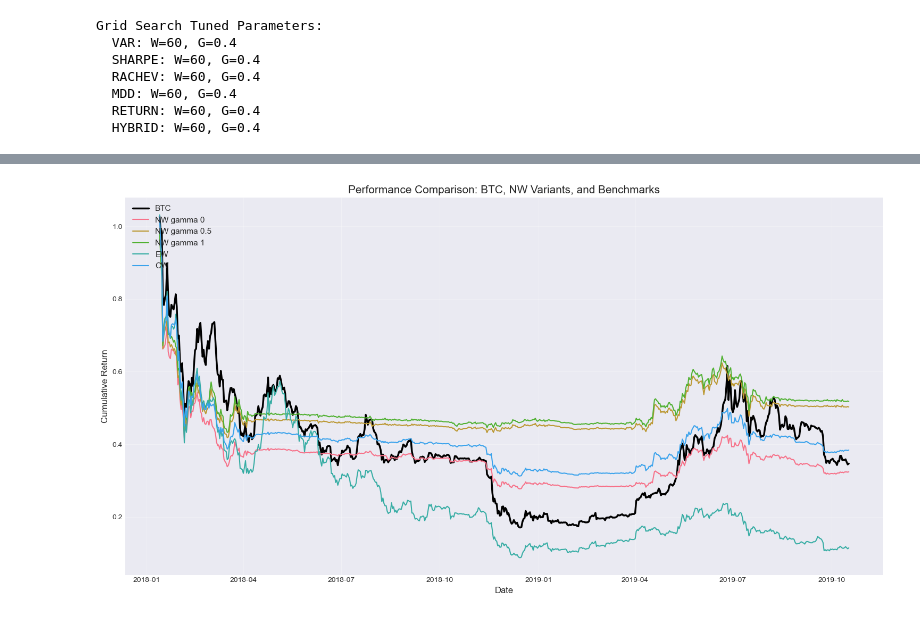
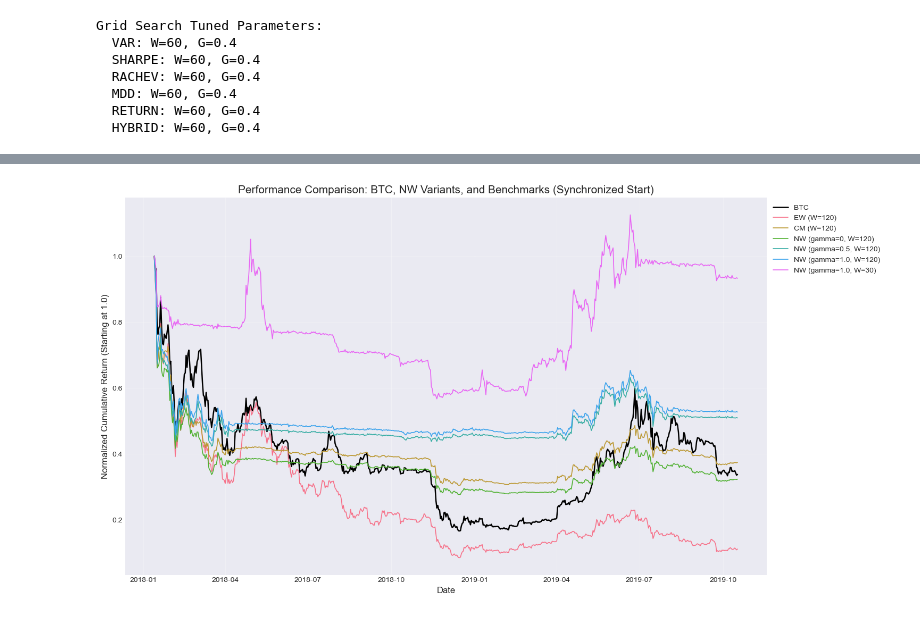
Before and after one commit to ragilrojo/ExperimentThesis, a Jupyter notebook: guidiciti_reexperiment/strategy_comparison_coba_toGrid2stage4Matriks_adv.ipynb, the cells around one changed output, grey strips where cells are left out. Cells and saved outputs as stored; diff of their text form; code cells hidden in the pictures.

Commit message:
Add Adaptive Network Markowitz strategy with dynamic gamma based on LR slope

```diff
--- a/guidiciti_reexperiment/strategy_comparison_coba_toGrid2stage4Matriks_adv.ipynb
+++ b/guidiciti_reexperiment/strategy_comparison_coba_toGrid2stage4Matriks_adv.ipynb
@@ -1373,0 +1329,10 @@ Parameter Optimal: Hybrid MIS-NW
+# %%
+results = {}
+
+print("Memulai proses backtesting...")
+for strat in strategies:
+    print(f"Running backtest for {strat.name}...")
+    res = backtest_strategy(strat, df_returns)
+    results[strat.name] = res
+
+print("Backtesting selesai!")
@@ -1845,55 +1829,75 @@ fig.savefig('horizontal_bar_comparison.png', dpi=300, bbox_inches='tight')
 # %%
 import pandas as pd
 import matplotlib.pyplot as plt
 import seaborn as sns
 
 # Set style
 plt.style.use('seaborn-v0_8-darkgrid')
 
 def plot_comparison_benchmarks(results, df_returns):
     if not results:
         print("No results found. Please run backtest first.")
         return
 
-    # 1. Calculate BTC benchmark
-    ref_key = next(iter(results.keys()))
-    common_dates = results[ref_key]['results_df']['date']
+    # 1. Identify strategies to plot (same logic as before, excluding Hybrid)
+    patterns = [
+        ('EW', 'EW'),
+        ('CM', 'CM'),
+        ('NW gamma 0', 'NW (gamma=0, W='),
+        ('NW gamma 0.5', 'NW (gamma=0.5, W='),
+        ('NW gamma 1 (W=120)', 'NW (gamma=1.0, W=120)'),
+        ('NW gamma 1 (W=30),', 'NW (gamma=1.0, W=30),'),
+        ('NW Adaptive', 'NW Adaptis (gamma=1, W=30)')
+    ]
 
-    btc_bh_rets = df_returns.loc[common_dates, 'BTC'] if 'BTC' in df_returns.columns else df_returns.iloc[:,0].loc[common_dates]
-    btc_bh_cum = (1 + btc_bh_rets).cumprod()
+    selected_strats = []
+    for label, pattern in patterns:
+        for actual_name in results.keys():
+            if pattern in actual_name:
+                selected_strats.append(actual_name)
+                break
 
-    # 2. Define plot subjects
-    # Mapping user labels to actual internal names in results{}
-    plot_subjects = [
-        ('BTC', btc_bh_cum, 'black', 2.5),
-        ('NW gamma 0', 'NW (gamma=0)', None, 1.5),
-        ('NW gamma 0.5', 'NW (gamma=0.5)', None, 1.5),
-        ('NW gamma 1', 'NW (gamma=1.0)', None, 1.5),
-        ('EW', 'EW', None, 1.5),
-        ('CW', 'CM', None, 1.5) # Assuming CM is the Classical/Market benchmark used as CW
-    ]
+    if not selected_strats:
+        print("No matching strategies found.")
+        return
+
+    # 2. Find common start date (the latest start date across all selected strategies)
+    start_dates = [results[s]['results_df']['date'].min() for s in selected_strats]
+    common_start_date = max(start_dates)
 
     plt.figure(figsize=(15, 8))
 
-    for label, target, color, lw in plot_subjects:
-        if isinstance(target, str):
-            if target in results:
-                df = results[target]['results_df']
-                plt.plot(df['date'], df['cumulative_return'], label=label, linewidth=lw)
-            else:
-                print(f"Warning: {target} not found in results.")
-        else:
-            # It is a direct series like BTC
-            plt.plot(common_dates, target, label=label, color=color, linewidth=lw)
+    # 3. Plot BTC (Normalized to common start date)
+    ref_df = results[selected_strats[0]]['results_df']
+    common_dates = ref_df[ref_df['date'] >= common_start_date]['date']
 
-    plt.title('Performance Comparison: BTC, NW Variants, and Benchmarks', fontsize=15)
+    # Re-calculate BTC to align with common_dates
+    btc_bh_rets = df_returns.loc[common_dates, 'BTC'] if 'BTC' in df_returns.columns else df_returns.iloc[:,0].loc[common_dates]
+    btc_bh_cum = (1 + btc_bh_rets).cumprod()
+    btc_bh_cum = btc_bh_cum / btc_bh_cum.iloc[0] # Re-normalize so start=1.0
+
+    plt.plot(common_dates, btc_bh_cum, label='BTC', color='black', linewidth=1.8)
+
+    # 4. Plot Strategies (Normalized to common start date)
+    for name in selected_strats:
+        df = results[name]['results_df']
+        mask = df['date'] >= common_start_date
+        target_dates = df[mask]['date']
+        cum_ret = df[mask]['cumulative_return']
+
+        # Re-normalize so it starts at 1.0
+        normalized_cum_ret = cum_ret / cum_ret.iloc[0]
+
+        plt.plot(target_dates, normalized_cum_ret, label=name, linewidth=1.2)
+
+    plt.title('Performance Comparison: BTC, NW Variants, and Benchmarks (Synchronized Start)', fontsize=15)
     plt.xlabel('Date', fontsize=12)
-    plt.ylabel('Cumulative Return', fontsize=12)
-    plt.legend(fontsize=11, loc='upper left')
+    plt.ylabel('Normalized Cumulative Return (Starting at 1.0)', fontsize=12)
+    plt.legend(fontsize=10, loc='upper left', bbox_to_anchor=(1, 1))
     plt.grid(True, alpha=0.3)
     plt.tight_layout()
     plt.show()
 
 plot_comparison_benchmarks(results, df_returns)
 # %% [output]
-[figure, old version]
+[figure, new version]
```
Also changed, not shown: parts of 11 cells of this notebook, 2 other files.
